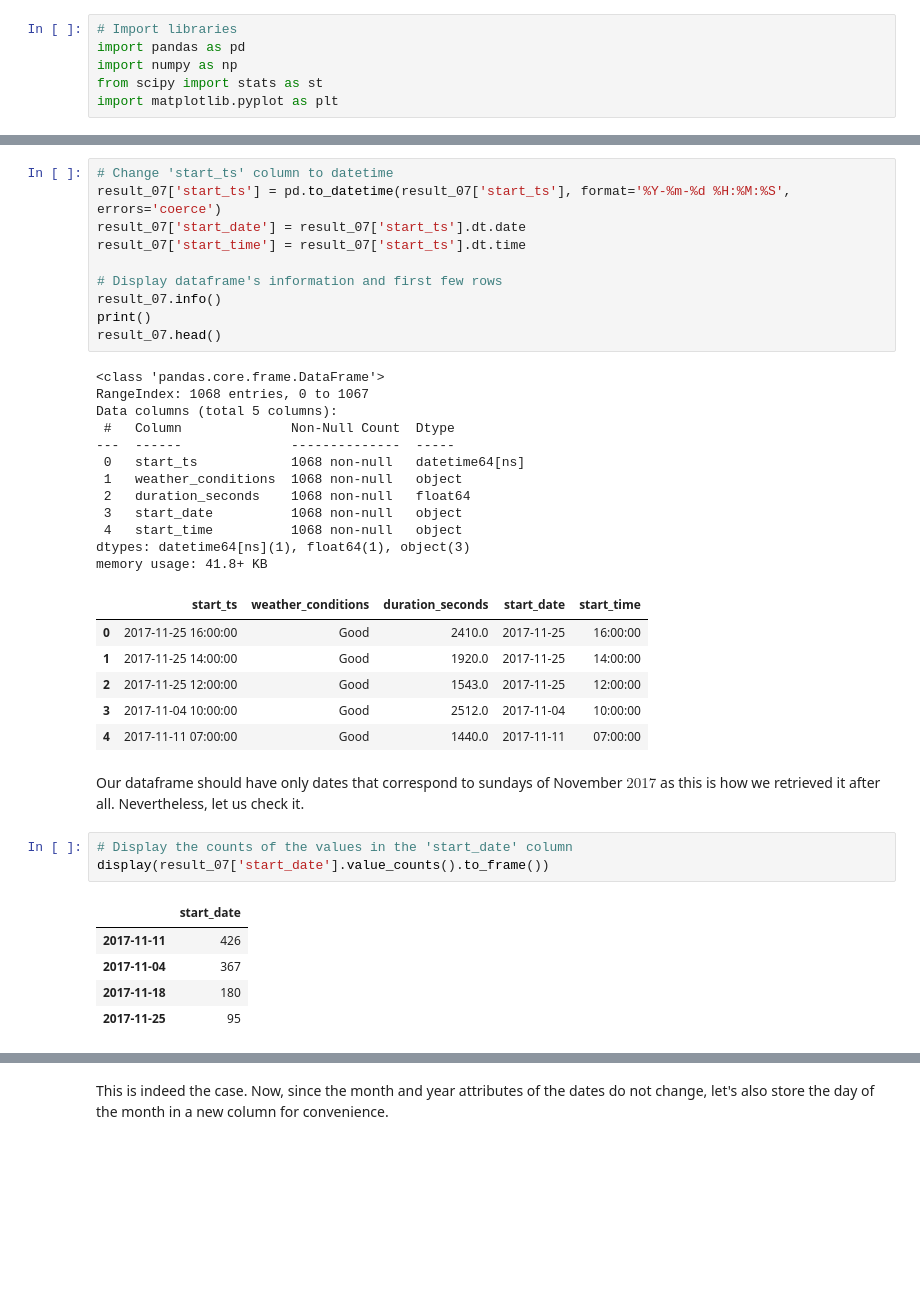
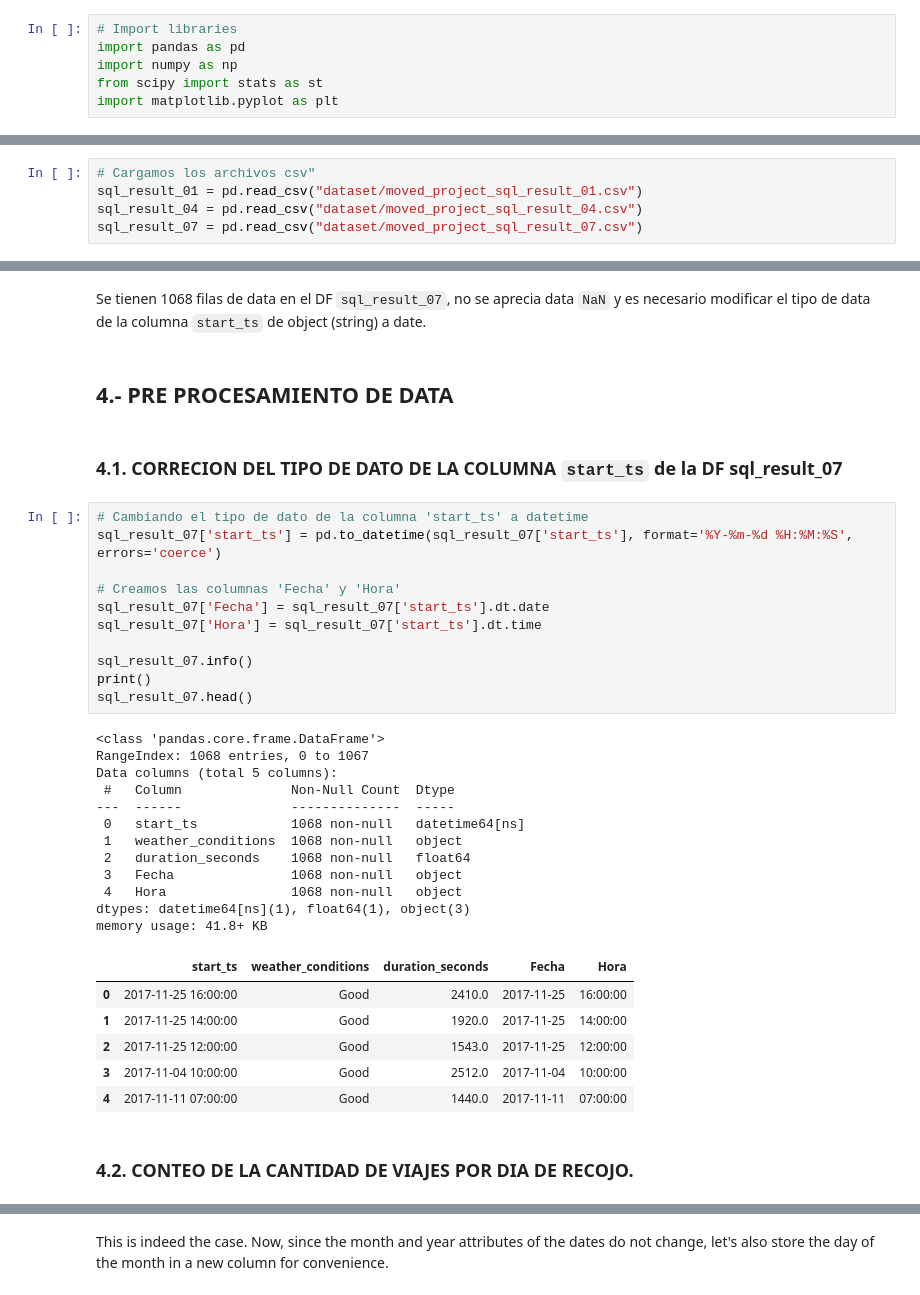
Before and after one commit to glouigi/PROYECTO-SPRINT-8, a Jupyter notebook: SPRINT 8 - RECOPILACION Y ALMACENAMIENTO DE DATOS.ipynb, the cells around one changed output, grey strips where cells are left out. Saved outputs shown, nothing was run; the diff lists cells and outputs as text; blank space fills up the shorter version.

```diff
--- a/SPRINT 8 - RECOPILACION Y ALMACENAMIENTO DE DATOS.ipynb
+++ b/SPRINT 8 - RECOPILACION Y ALMACENAMIENTO DE DATOS.ipynb
@@ -232,0 +17,5 @@ Let us convert the data type of the `start_ts` column. Let us also create two ne
+# %%
+# Cargamos los archivos csv"
+sql_result_01 = pd.read_csv("dataset/moved_project_sql_result_01.csv")
+sql_result_04 = pd.read_csv("dataset/moved_project_sql_result_04.csv")
+sql_result_07 = pd.read_csv("dataset/moved_project_sql_result_07.csv")
@@ -233,40 +144,38 @@ Let us convert the data type of the `start_ts` column. Let us also create two ne
+# %% [markdown]
+Se tienen 1068 filas de data en el DF `sql_result_07`, no se aprecia data `NaN` y es necesario modificar el tipo de data de  la columna `start_ts` de object (string) a date.
+# %% [markdown]
+<h2>4.- PRE PROCESAMIENTO DE DATA</h2>
+# %% [markdown]
+### 4.1. CORRECION DEL TIPO DE DATO DE LA COLUMNA `start_ts` de la DF sql_result_07
 # %%
-# Change 'start_ts' column to datetime
-result_07['start_ts'] = pd.to_datetime(result_07['start_ts'], format='%Y-%m-%d %H:%M:%S', errors='coerce')
-result_07['start_date'] = result_07['start_ts'].dt.date
-result_07['start_time'] = result_07['start_ts'].dt.time
+# Cambiando el tipo de dato de la columna 'start_ts' a datetime
+sql_result_07['start_ts'] = pd.to_datetime(sql_result_07['start_ts'], format='%Y-%m-%d %H:%M:%S', errors='coerce')
 
-# Display dataframe's information and first few rows
-result_07.info()
+# Creamos las columnas 'Fecha' y 'Hora'
+sql_result_07['Fecha'] = sql_result_07['start_ts'].dt.date
+sql_result_07['Hora'] = sql_result_07['start_ts'].dt.time
+
+sql_result_07.info()
 print()
-result_07.head()
+sql_result_07.head()
 # %% [output]
 <class 'pandas.core.frame.DataFrame'>
 RangeIndex: 1068 entries, 0 to 1067
 Data columns (total 5 columns):
  #   Column              Non-Null Count  Dtype
 ---  ------              --------------  -----
  0   start_ts            1068 non-null   datetime64[ns]
  1   weather_conditions  1068 non-null   object
  2   duration_seconds    1068 non-null   float64
- 3   start_date          1068 non-null   object
- 4   start_time          1068 non-null   object
+ 3   Fecha               1068 non-null   object
+ 4   Hora                1068 non-null   object
 dtypes: datetime64[ns](1), float64(1), object(3)
 memory usage: 41.8+ KB
-|  | start_ts | weather_conditions | duration_seconds | start_date | start_time |
+|  | start_ts | weather_conditions | duration_seconds | Fecha | Hora |
 | 0 | 2017-11-25 16:00:00 | Good | 2410.0 | 2017-11-25 | 16:00:00 |
 | 1 | 2017-11-25 14:00:00 | Good | 1920.0 | 2017-11-25 | 14:00:00 |
 | 2 | 2017-11-25 12:00:00 | Good | 1543.0 | 2017-11-25 | 12:00:00 |
 | 3 | 2017-11-04 10:00:00 | Good | 2512.0 | 2017-11-04 | 10:00:00 |
 | 4 | 2017-11-11 07:00:00 | Good | 1440.0 | 2017-11-11 | 07:00:00 |
-# %% [markdown]
-Our dataframe should have only dates that correspond to sundays of November $2017$ as this is how we retrieved it after all. Nevertheless, let us check it.
-# %%
-# Display the counts of the values in the 'start_date' column
-display(result_07['start_date'].value_counts().to_frame())
-# %% [output]
-|  | start_date |
-| 2017-11-11 | 426 |
-| 2017-11-04 | 367 |
-| 2017-11-18 | 180 |
-| 2017-11-25 | 95 |
+# %% [markdown]
+### 4.2. CONTEO DE LA CANTIDAD DE VIAJES POR DIA DE RECOJO.
```
Also changed, not shown: parts of 57 cells of this notebook.
